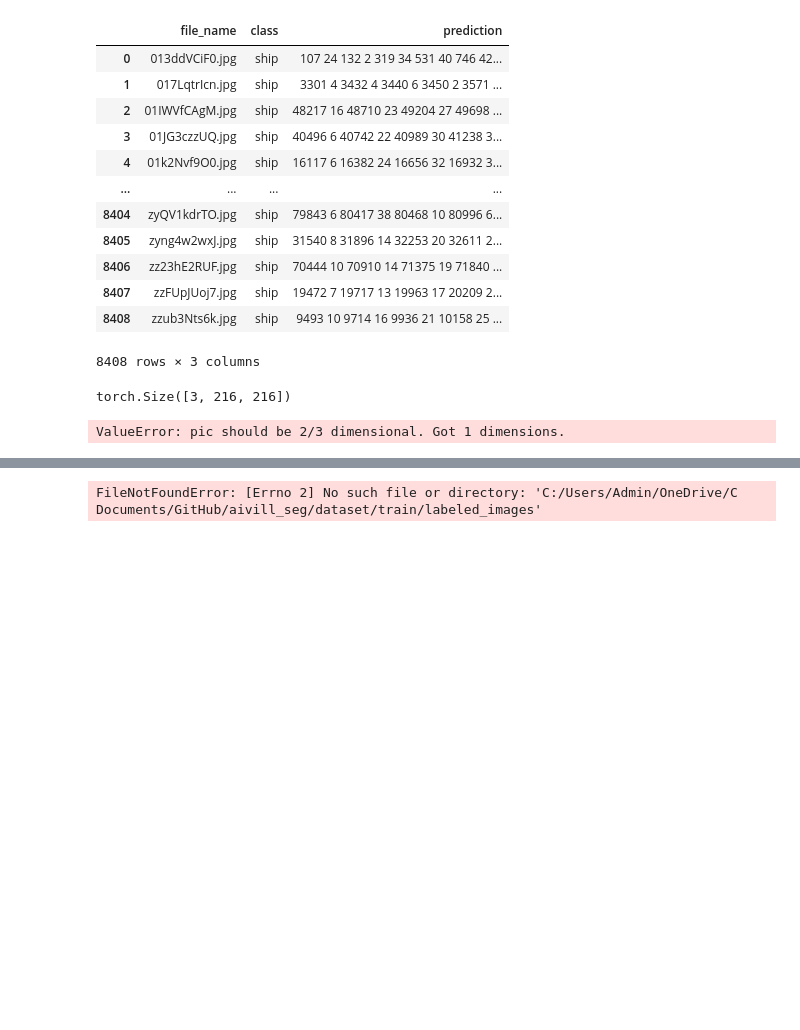
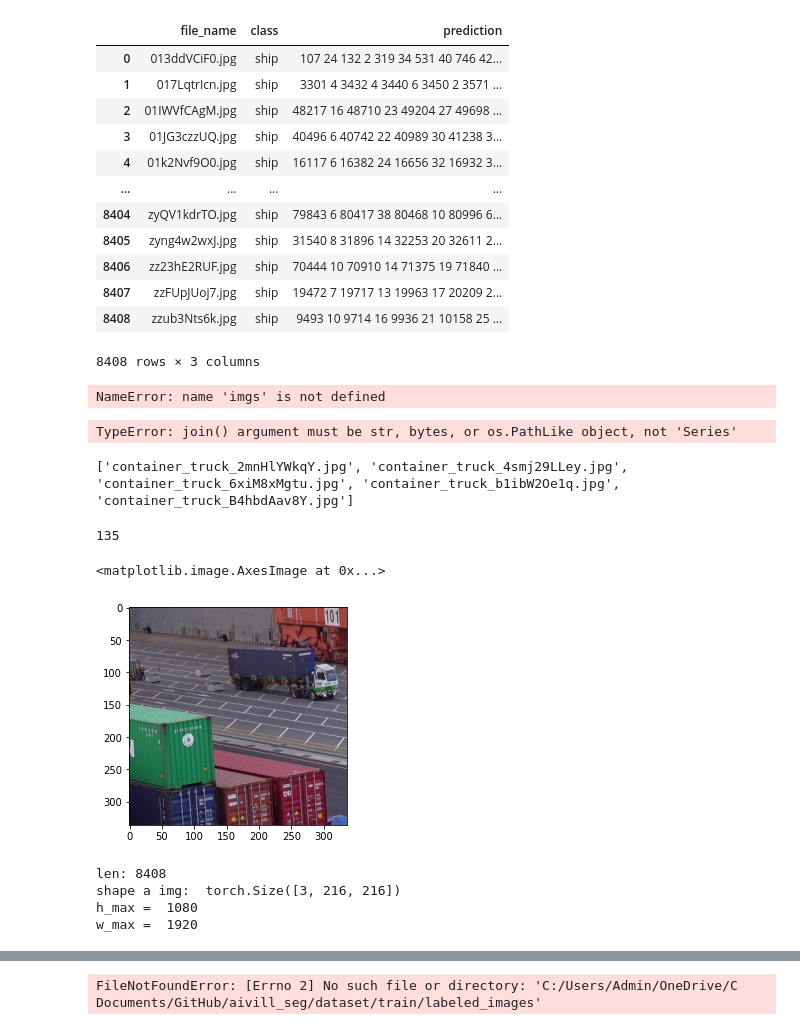
Before and after one commit to a22106/ImageClassification, a Jupyter notebook: baseline/test.ipynb, the cells around one changed output, grey strips where cells are left out. Drawn from its saved outputs; the diff is of its cells as text; code cells hidden in the pictures; blank space fills up the shorter version.

```diff
--- a/baseline/test.ipynb
+++ b/baseline/test.ipynb
@@ -386,6 +403,15 @@ sub
 | 8407 | zzFUpJUoj7.jpg | ship | 19472 7 19717 13 19963 17 20209 2... |
 | 8408 | zzub3Nts6k.jpg | ship | 9493 10 9714 16 9936 21 10158 25 ... |
 8408 rows × 3 columns
+# %%
+_, raw_h, raw_w = imgs[randrange(135)].shape # random.uniform(0.8, 1.0)
+scale_ratio = random.uniform(0.8, 1.0)
+print("{}, {}".format(raw_h * scale_ratio, raw_w * scale_ratio))
+# %% [output]
+NameError: name 'imgs' is not defined
 # %%
-files = sub['file_name']
-imgs = [transforms.ToTensor()(plt.imread(os.path.join(DATA_DIR, 'test', 'images', file))) for file in files]
+# test file names & test image tensor
+test_files = sub['file_name']
+test_imgs = [T.ToTensor()(plt.imread(os.path.join(DATA_DIR, 'test', 'images', test_files))) for file in files]
+# %% [output]
+TypeError: join() argument must be str, bytes, or os.PathLike object, not 'Series'
@@ -395,12 +418,14 @@ img = Image.open()
-# %%
-imgs[0].shape
-# %% [output]
-torch.Size([3, 216, 216])
-# %%
-print(imgs[0].shape)
-
-plt.figure(figsize=(30, 30))
-plt.imshow(imgs[3])
-plt.show
-# %% [output]
-ValueError: pic should be 2/3 dimensional. Got 1 dimensions.
+# %%
+l_img_paths = glob(os.path.join(DATA_DIR, 'train', 'labeled_images', '*.jpg'))
+l_files = [l_img_paths[i].split('\\')[-1] for i in range(len(l_img_paths))]
+print(l_files[:5])
+l_imgs = [T.ToTensor()(Image.open(l_img_path)) for l_img_path in l_img_paths]
+# %% [output]
+['container_truck_2mnHlYWkqY.jpg', 'container_truck_4smj29LLey.jpg', 'container_truck_6xiM8xMgtu.jpg', 'container_truck_b1ibW2Oe1q.jpg', 'container_truck_B4hbdAav8Y.jpg']
+# %%
+print(len(l_imgs))
+plt.imshow(l_imgs[0].permute(1, 2, 0))
+# %% [output]
+135
+<matplotlib.image.AxesImage at 0x...>
+[figure, added]
@@ -406,0 +434,15 @@ ValueError: pic should be 2/3 dimensional. Got 1 dimensions.
+# %%
+#load image
+print("len:", len(test_imgs))
+print("shape a img: ", test_imgs[0].shape)
+
+# 테스트 그림 크기 h, w 최댓값
+h_max = np.amax([height.shape[1] for height in test_imgs])
+w_max = np.amax([height.shape[2] for height in test_imgs])
+print("h_max = ", h_max)
+print("w_max = ", w_max)
+# %% [output]
+len: 8408
+shape a img:  torch.Size([3, 216, 216])
+h_max =  1080
+w_max =  1920
```
Also changed, not shown: parts of 19 cells of this notebook, 12 other files.
